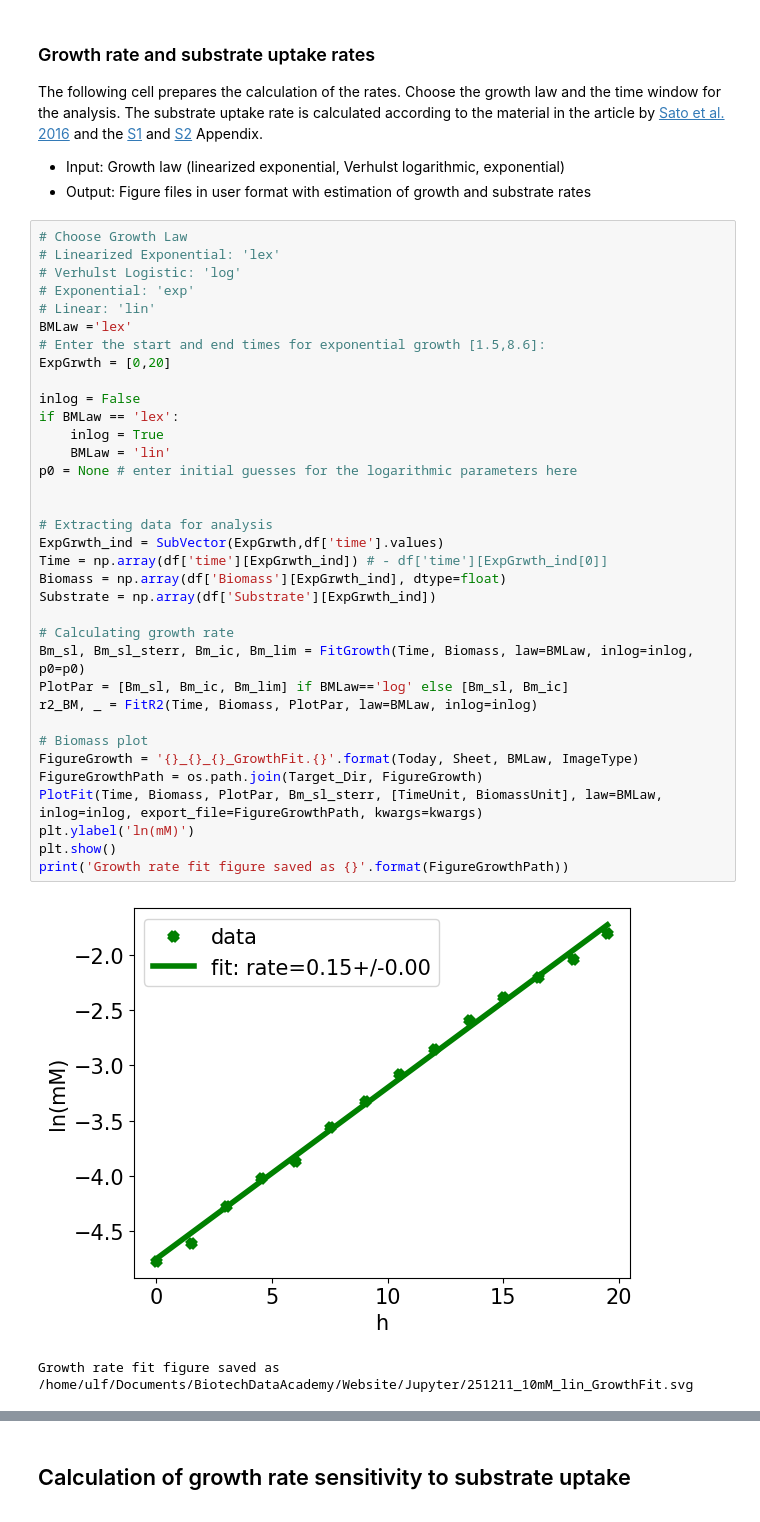
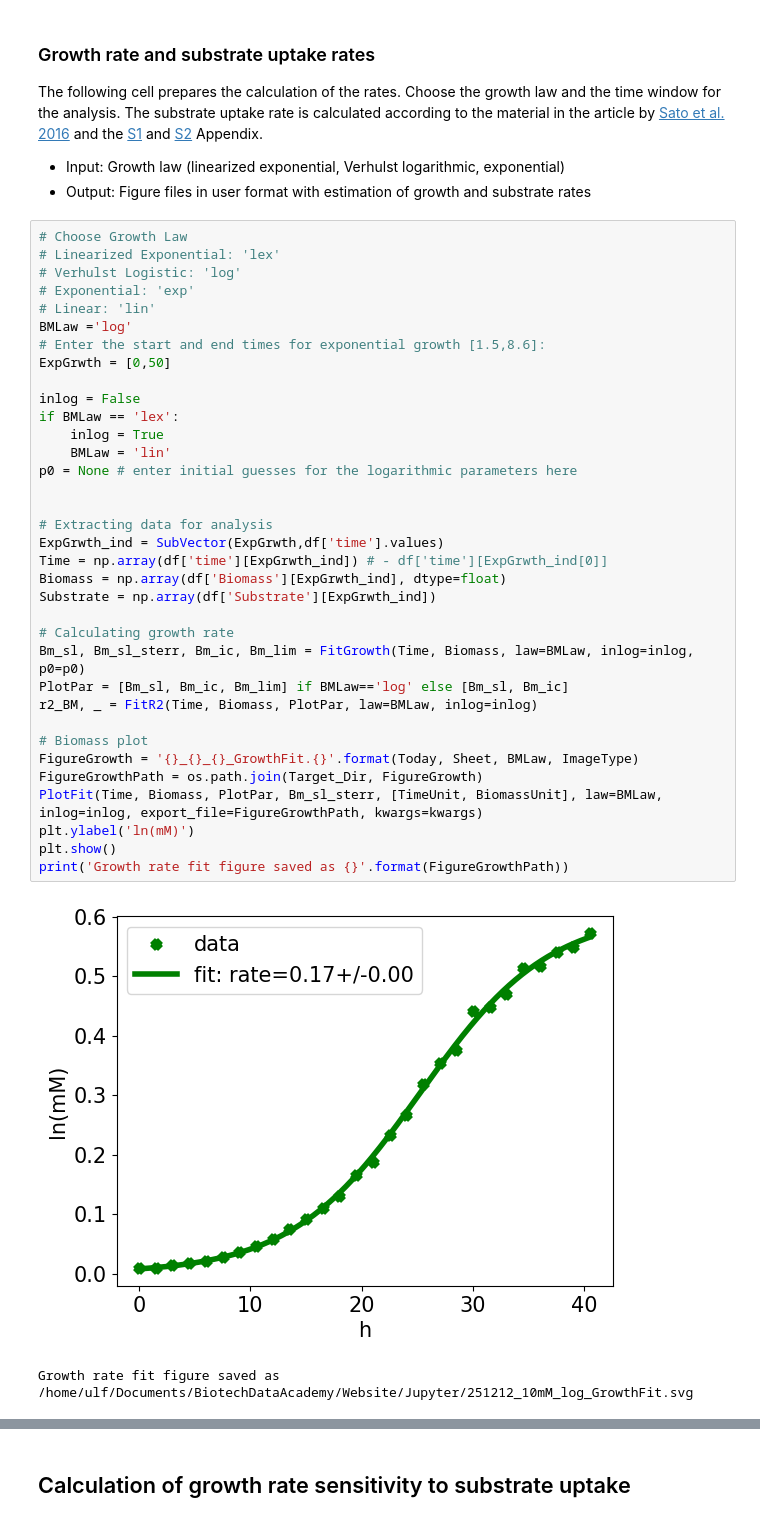
Before and after one commit to uliebal/biotechdataacademy, a Jupyter notebook: Jupyter/Rates+Yields.ipynb, the cells around one changed output, grey strips where cells are left out. Drawn from its saved outputs; the diff is of its cells as text.

```diff
--- a/Jupyter/Rates+Yields.ipynb
+++ b/Jupyter/Rates+Yields.ipynb
@@ -143,38 +143,38 @@ The following cell prepares the calculation of the rates. Choose the growth law
 # Verhulst Logistic: 'log'
 # Exponential: 'exp'
 # Linear: 'lin'
-BMLaw ='lex'
+BMLaw ='log'
 # Enter the start and end times for exponential growth [1.5,8.6]:
-ExpGrwth = [0,20]
+ExpGrwth = [0,50]
 
 inlog = False
 if BMLaw == 'lex':
     inlog = True
     BMLaw = 'lin'
 p0 = None # enter initial guesses for the logarithmic parameters here
 
 
 # Extracting data for analysis
 ExpGrwth_ind = SubVector(ExpGrwth,df['time'].values)
 Time = np.array(df['time'][ExpGrwth_ind]) # - df['time'][ExpGrwth_ind[0]]
 Biomass = np.array(df['Biomass'][ExpGrwth_ind], dtype=float)
 Substrate = np.array(df['Substrate'][ExpGrwth_ind])
 
 # Calculating growth rate
 Bm_sl, Bm_sl_sterr, Bm_ic, Bm_lim = FitGrowth(Time, Biomass, law=BMLaw, inlog=inlog, p0=p0)
 PlotPar = [Bm_sl, Bm_ic, Bm_lim] if BMLaw=='log' else [Bm_sl, Bm_ic]
 r2_BM, _ = FitR2(Time, Biomass, PlotPar, law=BMLaw, inlog=inlog)
 
 # Biomass plot
 FigureGrowth = '{}_{}_{}_GrowthFit.{}'.format(Today, Sheet, BMLaw, ImageType)
 FigureGrowthPath = os.path.join(Target_Dir, FigureGrowth)
 PlotFit(Time, Biomass, PlotPar, Bm_sl_sterr, [TimeUnit, BiomassUnit], law=BMLaw, inlog=inlog, export_file=FigureGrowthPath, kwargs=kwargs)
 plt.ylabel('ln(mM)')
 plt.show()
 print('Growth rate fit figure saved as {}'.format(FigureGrowthPath))
 # %% [output]
-[figure, old version]
+[figure, new version]
-Growth rate fit figure saved as /home/ulf/Documents/BiotechDataAcademy/Website/Jupyter/251211_10mM_lin_GrowthFit.svg
+Growth rate fit figure saved as /home/ulf/Documents/BiotechDataAcademy/Website/Jupyter/251212_10mM_log_GrowthFit.svg
 # %%
 
 # Calculating substrate uptake rate
```
Also changed, not shown: parts of 3 cells of this notebook, 41 other files.
